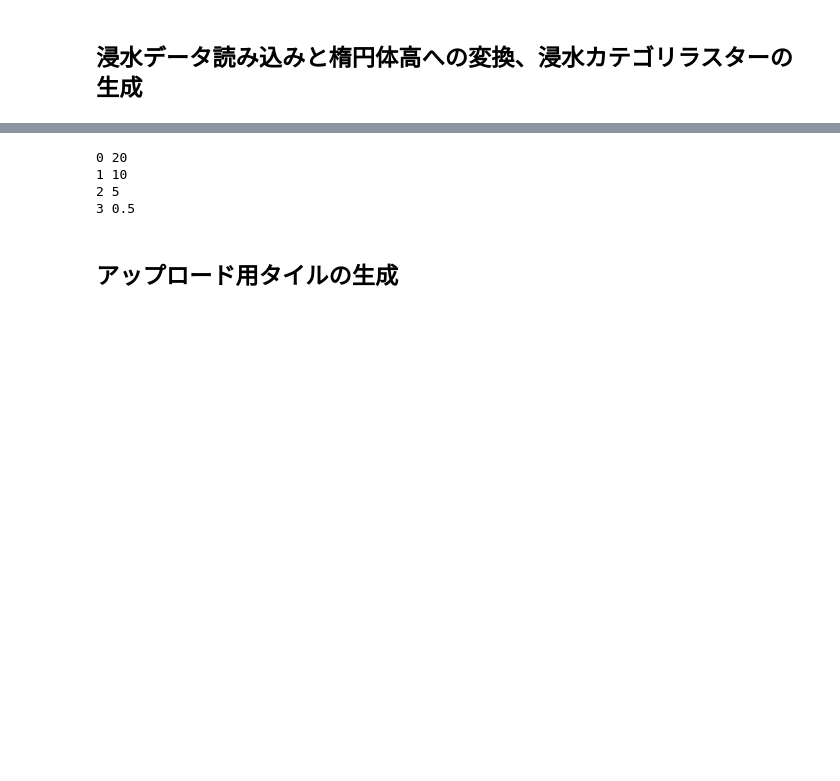
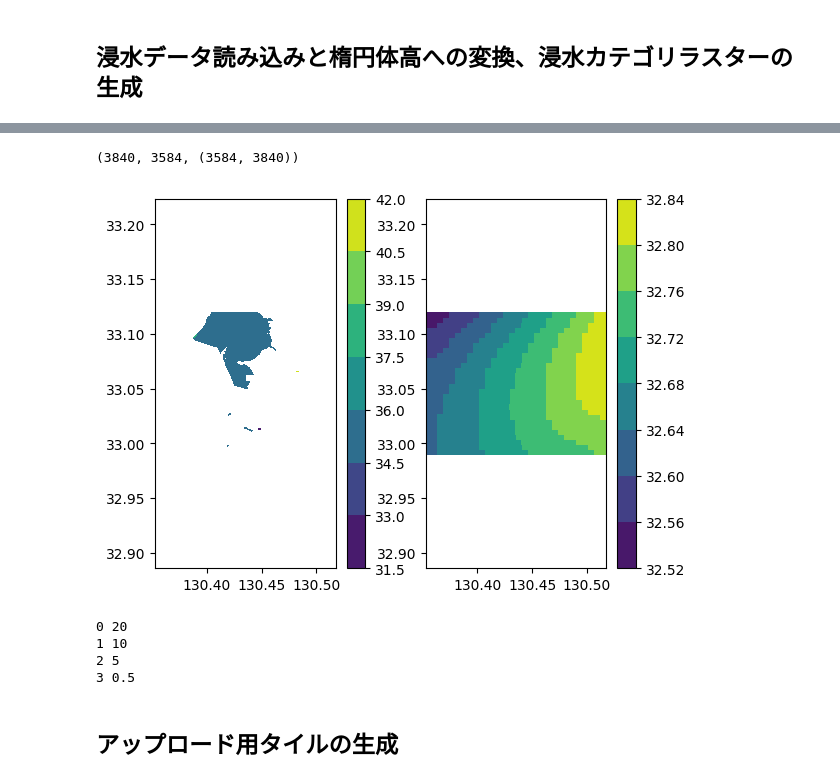
Before and after one commit to eukarya-inc/plateau-2023-uc01-satellite-analytics, a Jupyter notebook: PLATEAU-FloodSAR/5_Upload.ipynb, the cells around one changed output, grey strips where cells are left out. Drawn from its saved outputs; the diff is of its cells as text; code cells hidden in the pictures; blank space fills up the shorter version.

```diff
--- a/PLATEAU-FloodSAR/5_Upload.ipynb
+++ b/PLATEAU-FloodSAR/5_Upload.ipynb
@@ -12,13 +12,13 @@ Mounted at /content/drive
 # @title 設定するパラメータ
 
 # ケース名：解析を通して使います。
-casename = "kurume-r2"
+casename = "omuta-r2" #-giaj" #"kurume-r2" #"kurume-r2-GIAJ"
 
-obsdate = "2020-07-10"
-satellite = "Sentinel-1"
+obsdate = "2020-07-09" #"2020-07-09" #"2020-07-10"
+satellite = "ASNARO-2" #"国土地理院" #"Sentinel-1"
 
 # 浸水範囲を求める際に設定した最大水深
-maxdepth = 4.27
+maxdepth = 7 #0# 4.27 # Set 0 for GIAJ
 
 # Re:Earthへのアップロード用
 # 片方でも None の場合はアップロードされません。
@@ -43,7 +43,7 @@ path_home = "/content/drive/MyDrive/plateau-2023-uc01-satellite-analytics/PLATEA
 path_dem = path_home + "/DEM/"
 path_case = path_home + casename + "/"
 path_upload = path_case + "ForUpload/"
-file_flbbox = path_case + "floodprb_bbox.npy"
+file_fldbbox = path_case + "floodprb_bbox.npy"
 json_boundary = path_case +"boundary.json"
 file_bbox = path_case + "boundbox.npy"
 
@@ -109,6 +114,6 @@ if not os.path.exists(path_upload):
 ## 浸水データ読み込みと楕円体高への変換、浸水カテゴリラスターの生成
 # %%
 # @title 領域の読み込み
-boundbox = np.load(file_flbbox)
+boundbox = np.load(file_fldbbox)
 print(boundbox)
 # %% [output]
@@ -176,11 +249,19 @@ geomap = demmap + tmp
 # %%
 #@title 浸水ジオイド高確認用
 if flg_checkDips:
   print((len(lons), len(lats), np.shape(geomap)))
-  ax =plt.subplot(1,1,1)
+  ax =plt.subplot(1,2,1)
   img = ax.contourf(lons,lats, geomap)#,levels=np.arange(0,maxdepth+0.1,0.25))
   ax.axis("equal")
   plt.colorbar(img)
+
+  ax =plt.subplot(1,2,2)
+  img = ax.contourf(lons,lats, tmp)#,levels=np.arange(0,maxdepth+0.1,0.25))
+  ax.axis("equal")
+  plt.colorbar(img)
+# %% [output]
+(3840, 3584, (3584, 3840))
+[figure, added]
 # %%
 #@title 浸水深ラスターの読み込みと確認
 depth_map = np.load(file_flooddepth.format(int(maxdepth*100)))
```
Also changed, not shown: parts of 12 cells of this notebook.
